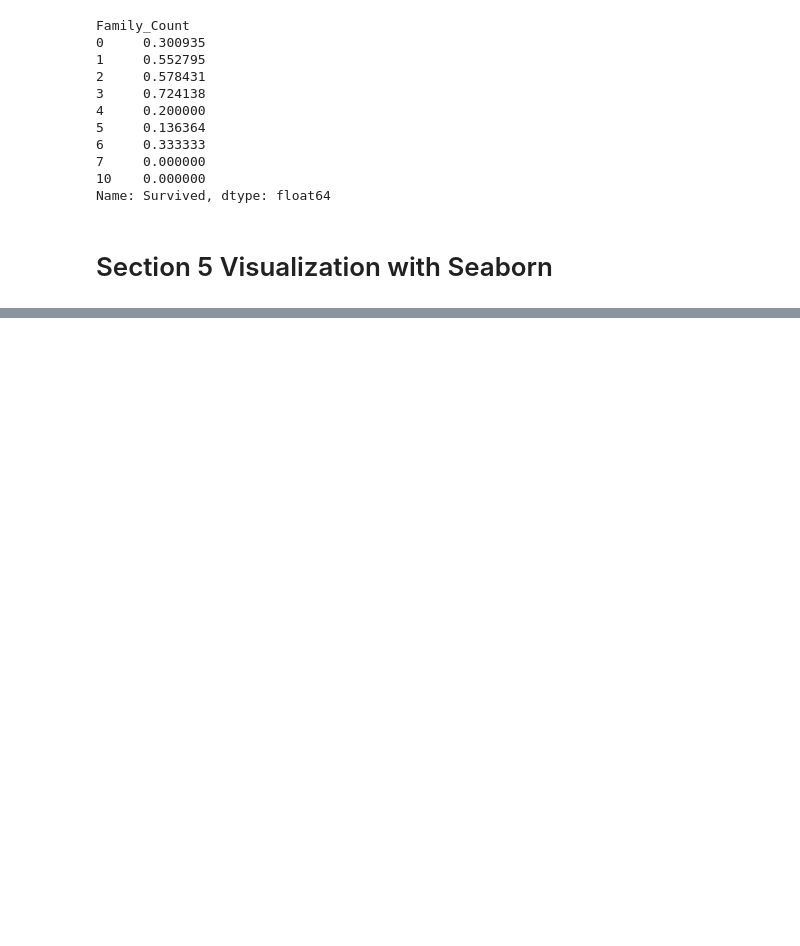
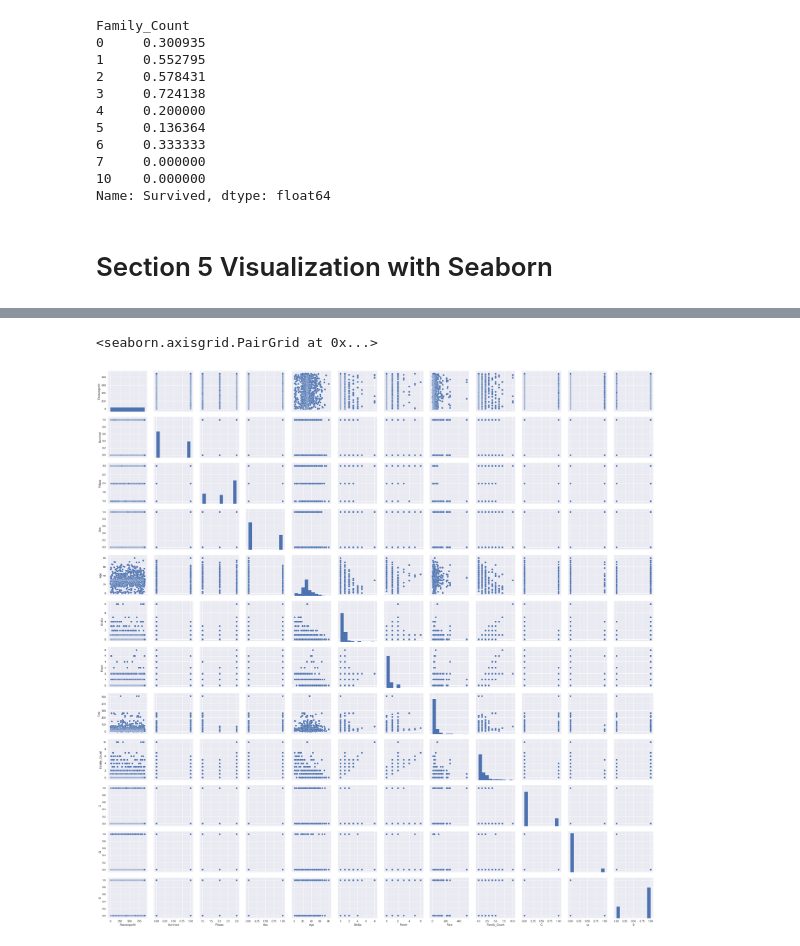
Before and after one commit to benw413/Data_Science_General_Assembly, a Jupyter notebook: First_Project_Titanic_Data_Exploration/Project 1 work.ipynb, the cells around one changed output, grey strips where cells are left out. Cells and saved outputs as stored; diff of their text form; code cells hidden in the pictures; blank space fills up the shorter version.

```diff
--- a/First_Project_Titanic_Data_Exploration/Project 1 work.ipynb
+++ b/First_Project_Titanic_Data_Exploration/Project 1 work.ipynb
@@ -345,0 +349,5 @@ sns.violinplot(titanic['Pclass'],titanic['Age'])
+# %%
+sns.pairplot(titanic)
+# %% [output]
+<seaborn.axisgrid.PairGrid at 0x...>
+[figure, added]
```
Also changed, not shown: parts of 8 cells of this notebook, 1 other file.
